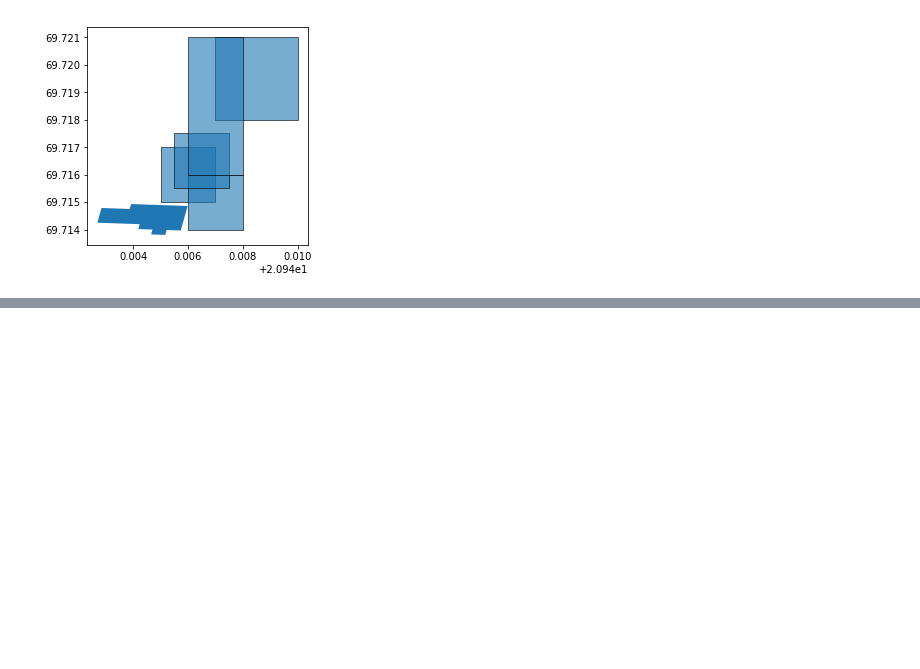
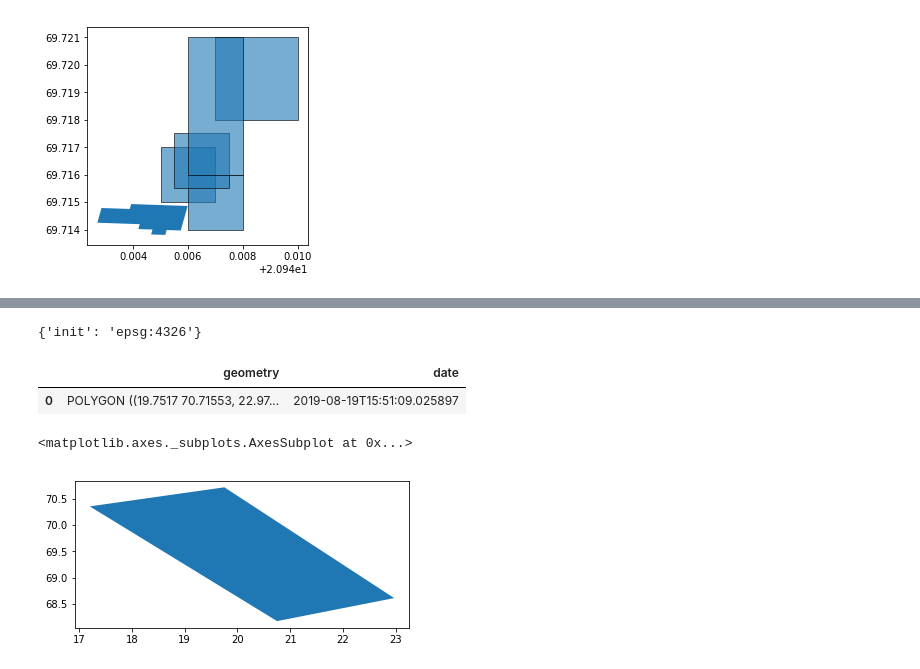
Before and after one commit to kmunve/APS, a Jupyter notebook: aps/satskred/import_skreddb/create_test_data3.ipynb, the cells around one changed output, grey strips where cells are left out. Cells and saved outputs as stored; diff of their text form; code cells hidden in the pictures; blank space fills up the shorter version.

Commit message:
Added sat track polygon to satskred test data.

```diff
--- a/aps/satskred/import_skreddb/create_test_data3.ipynb
+++ b/aps/satskred/import_skreddb/create_test_data3.ipynb
@@ -241,3 +241,22 @@ test_scns.filter(import_list).head()
 | 0 | 2019-08-29T15:51:31.025897 | 17279.869669 | 850 | 210 | 7.0 | 10.0 | 2.0 | POLYGON ((20.9455 69.715499999999... |
 | 0 | 2019-08-22T15:51:24.025897 | 38874.235753 | 650 | 110 | 9.5 | 15.0 | 5.2 | POLYGON ((20.947 69.7179999999999... |
 | 0 | 2019-08-25T15:52:27.025897 | 43195.605978 | 770 | 140 | 8.5 | 14.3 | 4.2 | POLYGON ((20.94600000000001 69.71... |
+# %%
+track = Polygon([(19.7517,70.71553),(22.9706,68.6155),(20.7509,68.17902),(17.2006,70.3538),(19.75116,70.7155)])
+# Create a copy of the original polygon and alter its properties
+track_df = gdf.filter(['geometry']).copy(deep=True)
+track_df['geometry'] = track
+print(track_df.crs)
+track_df['date'] = '2019-08-19T15:51:09.025897'
+
+track_df.to_file(filename='../data/scns/sat_track.shp')
+track_df.head()
+# %% [output]
+{'init': 'epsg:4326'}
+|  | geometry | date |
+| 0 | POLYGON ((19.7517 70.71553, 22.97... | 2019-08-19T15:51:09.025897 |
+# %%
+track_df.plot()
+# %% [output]
+<matplotlib.axes._subplots.AxesSubplot at 0x...>
+[figure, added]
```
Also changed, not shown: 6 other files.
